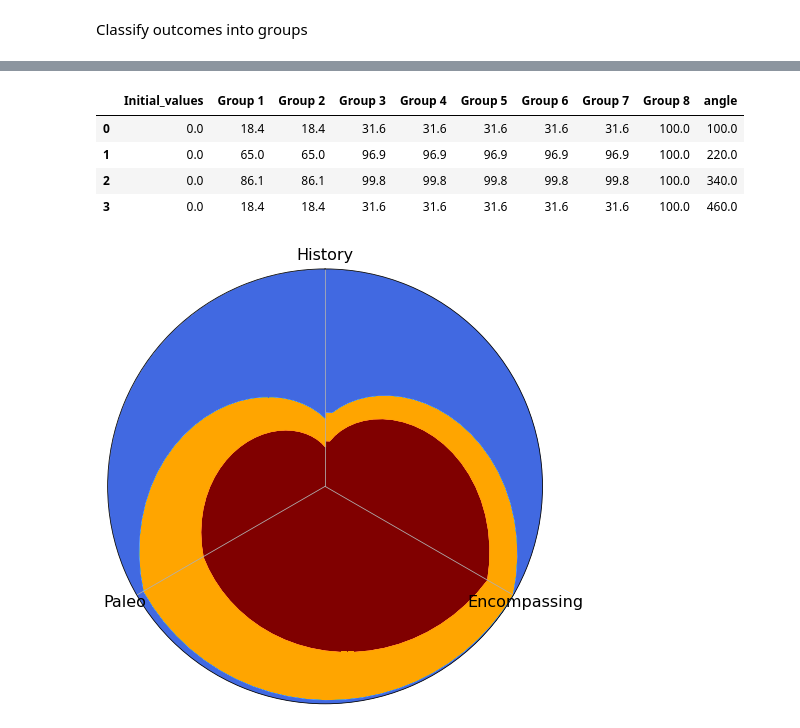
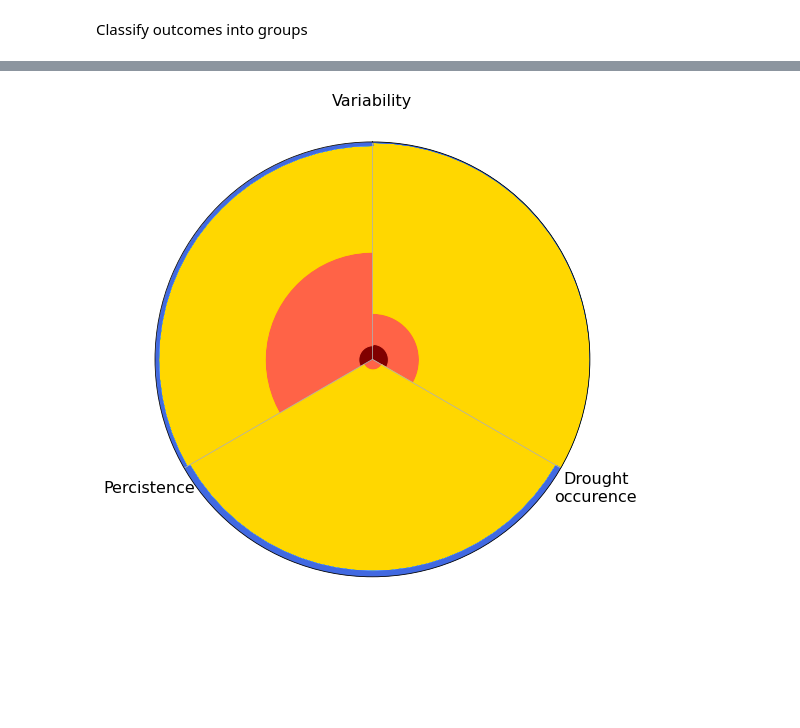
Before and after one commit to antonia-had/drought_classification, a Jupyter notebook: hive_plots_drought_impacts.ipynb, the cells around one changed output, grey strips where cells are left out. Drawn from its saved outputs; the diff is of its cells as text; code cells hidden in the pictures; blank space fills up the shorter version.

Commit message:
new classification groups

```diff
--- a/hive_plots_drought_impacts.ipynb
+++ b/hive_plots_drought_impacts.ipynb
@@ -93,16 +100,19 @@ group_ratios = np.zeros((3,8))
 # %%
+group_ratios = np.zeros((3,8))
+
 # Loop through all classifications and all groups and calculate ratios
 for i, c in enumerate(classifications):
-    total_reals = len(drought_impacts_df[drought_impacts_df['Classification']==c])
+    total_reals = len(drought_impacts_df[drought_impacts_df['Category']==c])
     for j, value in enumerate(group_values):
-        group_ratios[i,j] = np.around(len(drought_impacts_df[(drought_impacts_df['Classification']==c) &
+        group_ratios[i,j] = np.around(len(drought_impacts_df[(drought_impacts_df['Category']==c) &
                                                         (drought_impacts_df['Group']==value)])/total_reals*100,
                                  decimals=1)
 # %%
 # Create hive plot dataframe
 # Calculate ratios of each group in each realization classification
 df = pd.DataFrame(group_ratios, columns = [f'Group {x}' for x in group_values])
-df['angle'] = [0, 120, 240]
-df.loc[len(df.index)] = df.loc[0]
-df.at[3, 'angle'] = 360
-df
+
+cum_sum_df = df.cumsum(axis=1)
+cum_sum_df.insert(0, 'Initial_values', np.zeros(3))
+cum_sum_df['angle_start'] = [0, 120, 240]
+cum_sum_df['angle_end'] = [120, 240, 360]
@@ -115,48 +119,37 @@ df
-# %%
-cum_sum_df = df.cumsum(axis=1)
-cum_sum_df.insert(0, 'Initial_values', np.zeros(4))
-cum_sum_df
-# %% [output]
-|  | Initial_values | Group 1 | Group 2 | Group 3 | Group 4 | Group 5 | Group 6 | Group 7 | Group 8 | angle |
-| 0 | 0.0 | 18.4 | 18.4 | 31.6 | 31.6 | 31.6 | 31.6 | 31.6 | 100.0 | 100.0 |
-| 1 | 0.0 | 65.0 | 65.0 | 96.9 | 96.9 | 96.9 | 96.9 | 96.9 | 100.0 | 220.0 |
-| 2 | 0.0 | 86.1 | 86.1 | 99.8 | 99.8 | 99.8 | 99.8 | 99.8 | 100.0 | 340.0 |
-| 3 | 0.0 | 18.4 | 18.4 | 31.6 | 31.6 | 31.6 | 31.6 | 31.6 | 100.0 | 460.0 |
 # %%
 colors = ['maroon', 'tomato', 'orange', 'gold',
          'yellowgreen', 'forestgreen', 'lightskyblue', 'royalblue']
 
 # Initialise the spider plot
 plt.figure(figsize=(12,8))
 ax = plt.subplot(polar=True)
 
 # Extrapolate curves between angles
-angles = [y/180*np.pi for x in [np.arange(x, x+120,5) for x in df.angle[:-1]] for y in x]
-angles.append(360/180*np.pi)
+angles = [y/180*np.pi for x in [np.arange(x, x+125,5) for x in cum_sum_df.angle_start] for y in x]
+segment_length = len(np.arange(0, 0+125,5))
 
 # for every group extrapolate values and draw
-for k in range(1, cum_sum_df.shape[1]-1):
-    previous_values = [y for x in [np.linspace(x, cum_sum_df.iloc[:, k-1][i+1], 25)[:-1] for i, x in enumerate(cum_sum_df.iloc[:, k-1][:-1])] for y in x]
-    previous_values.append(previous_values[-1])
-    values = [y for x in [np.linspace(x, cum_sum_df.iloc[:, k][i+1], 25)[:-1] for i, x in enumerate(cum_sum_df.iloc[:, k][:-1])] for y in x]
-    values.append(values[-1])
+for k in range(1, cum_sum_df.shape[1]-2):
+    previous_values = sum([[cum_sum_df.iloc[i, k-1]]*segment_length for i in range(3)], [])
+#     previous_values.append(previous_values[-1])
+    values = sum([[cum_sum_df.iloc[i, k]]*segment_length for i in range(3)], [])
+#     values.append(values[-1])
 
     # Plot data
-    ax.fill_between(angles, previous_values, values, color=colors[k-1])
+    ax.fill_between(angles, previous_values, values, color=colors[k-1], label=f'Group {k}')
 
-ax.set_thetagrids([0, 120, 240], classifications, fontsize=16)
+ax.set_thetagrids([0, 120, 240], ['Variability', 'Percistence', 'Drought\noccurence'], fontsize=16)
+ax.xaxis.set_tick_params(pad=30)
 ax.set_ylim([0,100])
 ax.set_yticklabels([])
 ax.set_rticks([])
 
-# ax.legend()
+#ax.legend(loc='upper left')
 
-# Fill area
-#ax.fill(angles, values, 'g')
 
 ax.set_theta_zero_location("N")
 
 
 plt.show()
 # %% [output]
-[figure, old version]
+[figure, new version]
```
Also changed, not shown: parts of 13 cells of this notebook, 28 other files.
